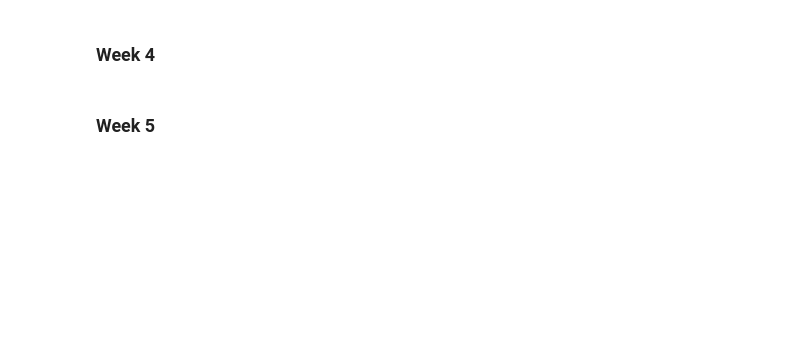
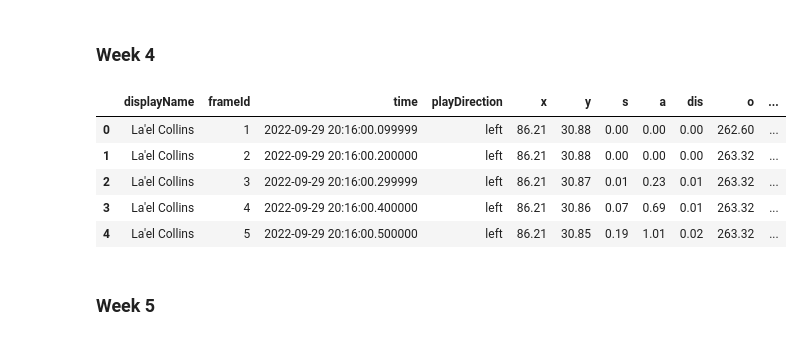
Before and after one commit to aclima88/NFL_BigDataBowl, a Jupyter notebook: TrackingWeeksCleanUp.ipynb, the cells around one changed output. Cells and saved outputs as stored; diff of their text form; code cells hidden in the pictures; blank space fills up the shorter version.

```diff
--- a/TrackingWeeksCleanUp.ipynb
+++ b/TrackingWeeksCleanUp.ipynb
@@ -61,19 +103,33 @@ with zipfile.ZipFile(week_three_zip_path, 'r') as zip_ref:
 # %% [markdown]
 ### Week 4
 # %%
-# Specify the path to your week four zip file
+# Specify path to week four zip file
 week_four_zip_path = 'Resources/CompressedTrackingWeeks/tracking_week_4.zip'
 
-# Specify the directory where you want to extract the contents
+# Move zip file into Resources
 extracted_dir = 'Resources'
 
 # Create the target directory if it doesn't exist
 os.makedirs(extracted_dir, exist_ok=True)
 
 # Open the zip file
-with zipfile.ZipFile(week_four_zip_path, 'r') as zip_ref:
+with zipfile.ZipFile(week_two_zip_path, 'r') as zip_ref:
     # Extract all contents to the specified directory
     zip_ref.extractall(extracted_dir)
+
+# Specify the path to the extracted CSV file
+extracted_csv_path = os.path.join(extracted_dir, 'tracking_week_4.csv')
+
+# Read the extracted CSV file into a DataFrame
+week_four_df = pd.read_csv(extracted_csv_path)
+week_four_df.head()
+# %% [output]
+|  | displayName | frameId | time | playDirection | x | y | s | a | dis | o | ... |
+| 0 | La'el Collins | 1 | 2022-09-29 20:16:00.099999 | left | 86.21 | 30.88 | 0.00 | 0.00 | 0.00 | 262.60 | ... |
+| 1 | La'el Collins | 2 | 2022-09-29 20:16:00.200000 | left | 86.21 | 30.88 | 0.00 | 0.00 | 0.00 | 263.32 | ... |
+| 2 | La'el Collins | 3 | 2022-09-29 20:16:00.299999 | left | 86.21 | 30.87 | 0.01 | 0.23 | 0.01 | 263.32 | ... |
+| 3 | La'el Collins | 4 | 2022-09-29 20:16:00.400000 | left | 86.21 | 30.86 | 0.07 | 0.69 | 0.01 | 263.32 | ... |
+| 4 | La'el Collins | 5 | 2022-09-29 20:16:00.500000 | left | 86.21 | 30.85 | 0.19 | 1.01 | 0.02 | 263.32 | ... |
 # %% [markdown]
 ### Week 5
 # %%
```
Also changed, not shown: parts of 10 cells of this notebook.
